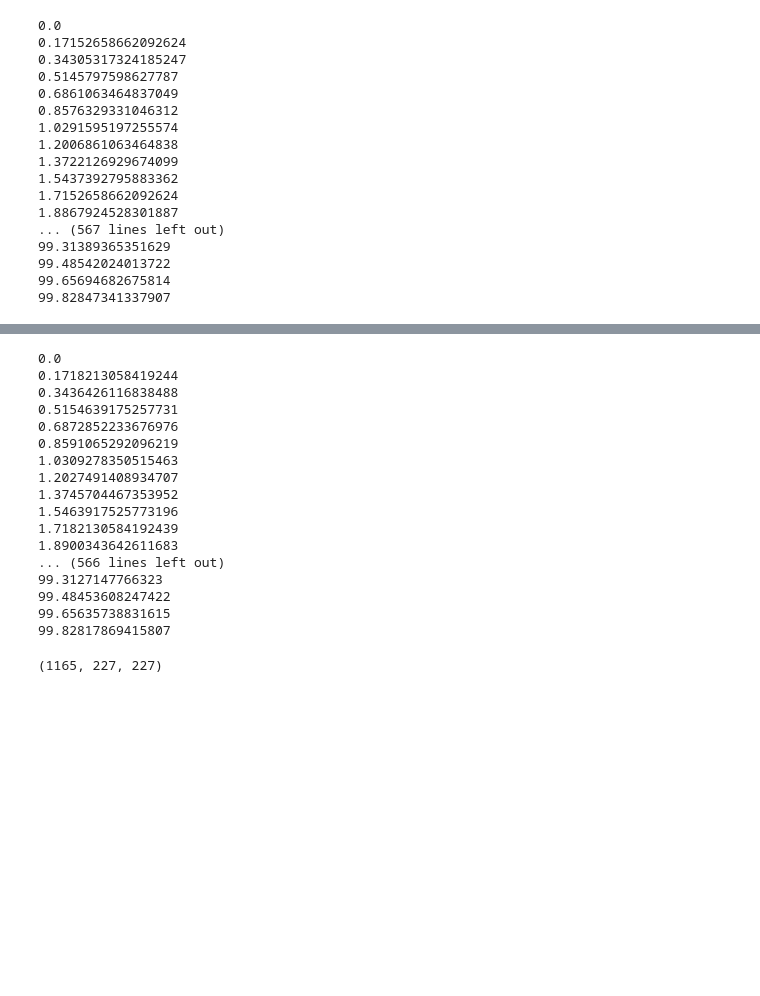
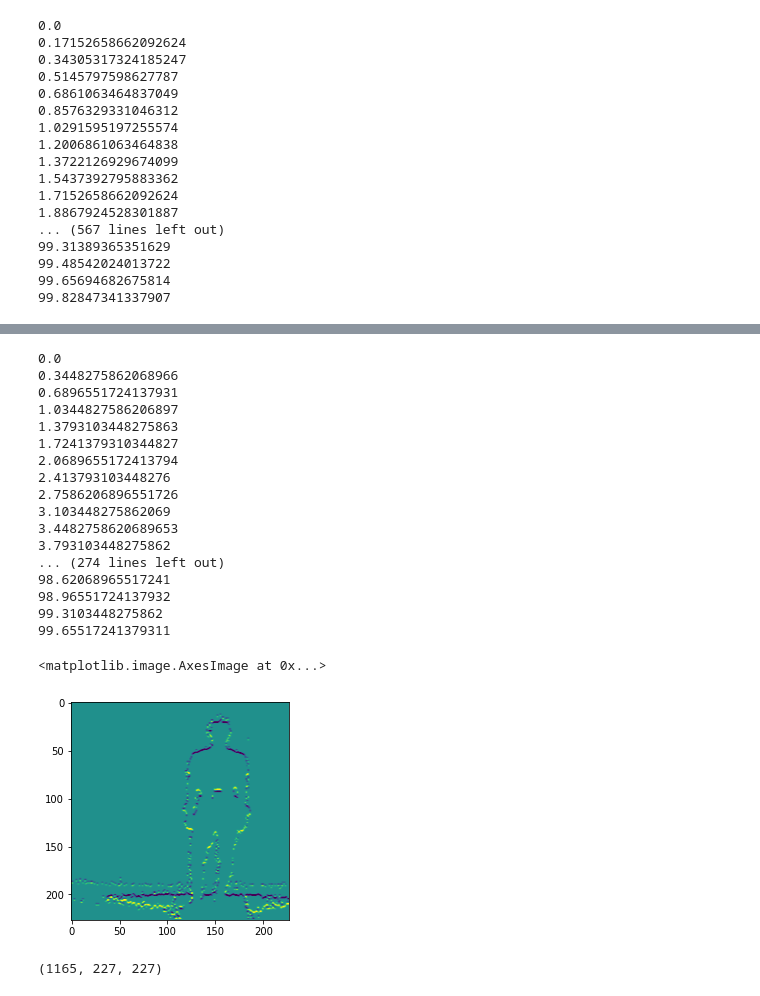
Before and after one commit to Saadman53/Thesis-Human-Activity-Recognition, a Jupyter notebook: Sobel_EMI.ipynb, the cells around one changed output, grey strips where cells are left out. Drawn from its saved outputs; the diff is of its cells as text; code cells hidden in the pictures; blank space fills up the shorter version.

```diff
--- a/Sobel_EMI.ipynb
+++ b/Sobel_EMI.ipynb
@@ -4,5 +4,6 @@
 from google.colab import drive
 drive.mount('/content/drive')
 gdrive_path = "drive/My Drive/Dataset/sobel_train__0to582_25x227x227.mat"
-gdrive_path2 = "drive/My Drive/Dataset/sobel_train__583to1164_25x227x227.mat"
+gdrive_path2 = "drive/My Drive/Dataset/sobel_train__583to874_25x227x227.mat"
+gdrive_path3 = "drive/My Drive/Dataset/sobel_train__875to1164_25x227x227.mat"
 # %% [output]
@@ -103,21 +123,27 @@ dat2 = sio.loadmat(gdrive_path2)
 # %%
-dataset2 = np.array(EMI(dat2["data"]))
+dat3 = sio.loadmat(gdrive_path3)
+dataset3 = np.array(EMI(dat3["data"]))
 # %% [output]
 0.0
-0.1718213058419244
-0.3436426116838488
-0.5154639175257731
-0.6872852233676976
-0.8591065292096219
-1.0309278350515463
-1.2027491408934707
-1.3745704467353952
-1.5463917525773196
-1.7182130584192439
-1.8900343642611683
-... (566 lines left out)
-99.3127147766323
-99.48453608247422
-99.65635738831615
-99.82817869415807
+0.3448275862068966
+0.6896551724137931
+1.0344827586206897
+1.3793103448275863
+1.7241379310344827
+2.0689655172413794
+2.413793103448276
+2.7586206896551726
+3.103448275862069
+3.4482758620689653
+3.793103448275862
+... (274 lines left out)
+98.62068965517241
+98.96551724137932
+99.3103448275862
+99.65517241379311
+# %%
+plt.imshow(dat2["data"][30][0])
+# %% [output]
+<matplotlib.image.AxesImage at 0x...>
+[figure, added]
 # %%
```
Also changed, not shown: parts of 10 cells of this notebook.
